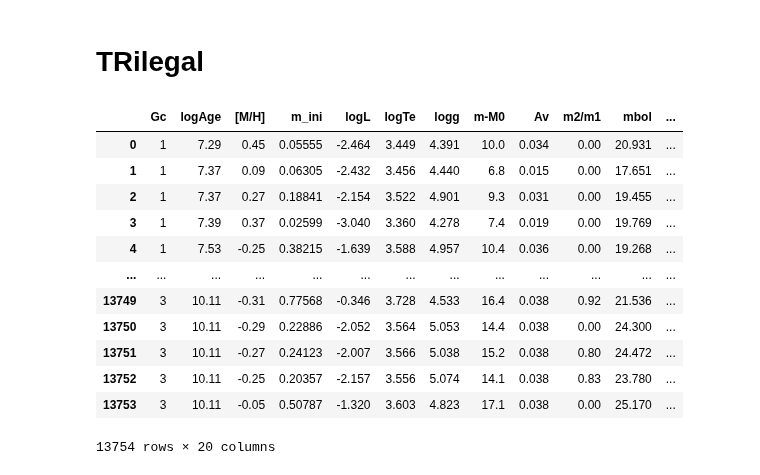
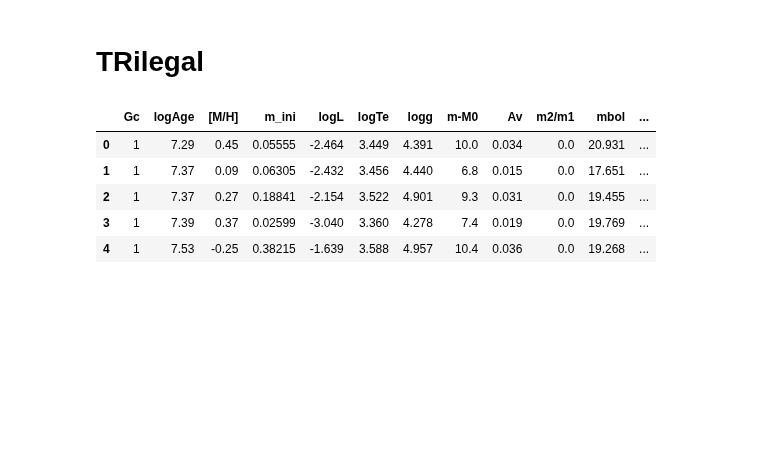
Before and after one commit to Mahdi-Abdollahii/NGC_6822, a Jupyter notebook: Trilegal_Data_Visualization/NGC6822_Trilegal_and_INF.ipynb, the cells around one changed output. Drawn from its saved outputs; the diff is of its cells as text; code cells hidden in the pictures; blank space fills up the shorter version.

```diff
--- a/Trilegal_Data_Visualization/NGC6822_Trilegal_and_INF.ipynb
+++ b/Trilegal_Data_Visualization/NGC6822_Trilegal_and_INF.ipynb
@@ -154,18 +155,11 @@ Maximum distance from center of galaxy is : 1.0155968136012021
 # %%
 df_trilegal = pd.read_csv('/content/NGC_6822/Trilegal_Data_Visualization/NGC6822_Trilegal_Data.csv')
 # %%
-df_trilegal
+df_trilegal.head()
 # %% [output]
 |  | Gc | logAge | [M/H] | m_ini | logL | logTe | logg | m-M0 | Av | m2/m1 | mbol | ... |
-| 0 | 1 | 7.29 | 0.45 | 0.05555 | -2.464 | 3.449 | 4.391 | 10.0 | 0.034 | 0.00 | 20.931 | ... |
-| 1 | 1 | 7.37 | 0.09 | 0.06305 | -2.432 | 3.456 | 4.440 | 6.8 | 0.015 | 0.00 | 17.651 | ... |
-| 2 | 1 | 7.37 | 0.27 | 0.18841 | -2.154 | 3.522 | 4.901 | 9.3 | 0.031 | 0.00 | 19.455 | ... |
-| 3 | 1 | 7.39 | 0.37 | 0.02599 | -3.040 | 3.360 | 4.278 | 7.4 | 0.019 | 0.00 | 19.769 | ... |
-| 4 | 1 | 7.53 | -0.25 | 0.38215 | -1.639 | 3.588 | 4.957 | 10.4 | 0.036 | 0.00 | 19.268 | ... |
-| ... | ... | ... | ... | ... | ... | ... | ... | ... | ... | ... | ... | ... |
-| 13749 | 3 | 10.11 | -0.31 | 0.77568 | -0.346 | 3.728 | 4.533 | 16.4 | 0.038 | 0.92 | 21.536 | ... |
-| 13750 | 3 | 10.11 | -0.29 | 0.22886 | -2.052 | 3.564 | 5.053 | 14.4 | 0.038 | 0.00 | 24.300 | ... |
-| 13751 | 3 | 10.11 | -0.27 | 0.24123 | -2.007 | 3.566 | 5.038 | 15.2 | 0.038 | 0.80 | 24.472 | ... |
-| 13752 | 3 | 10.11 | -0.25 | 0.20357 | -2.157 | 3.556 | 5.074 | 14.1 | 0.038 | 0.83 | 23.780 | ... |
-| 13753 | 3 | 10.11 | -0.05 | 0.50787 | -1.320 | 3.603 | 4.823 | 17.1 | 0.038 | 0.00 | 25.170 | ... |
+| 0 | 1 | 7.29 | 0.45 | 0.05555 | -2.464 | 3.449 | 4.391 | 10.0 | 0.034 | 0.0 | 20.931 | ... |
+| 1 | 1 | 7.37 | 0.09 | 0.06305 | -2.432 | 3.456 | 4.440 | 6.8 | 0.015 | 0.0 | 17.651 | ... |
+| 2 | 1 | 7.37 | 0.27 | 0.18841 | -2.154 | 3.522 | 4.901 | 9.3 | 0.031 | 0.0 | 19.455 | ... |
+| 3 | 1 | 7.39 | 0.37 | 0.02599 | -3.040 | 3.360 | 4.278 | 7.4 | 0.019 | 0.0 | 19.769 | ... |
+| 4 | 1 | 7.53 | -0.25 | 0.38215 | -1.639 | 3.588 | 4.957 | 10.4 | 0.036 | 0.0 | 19.268 | ... |
-13754 rows × 20 columns
```
Also changed, not shown: parts of 4 cells of this notebook.
